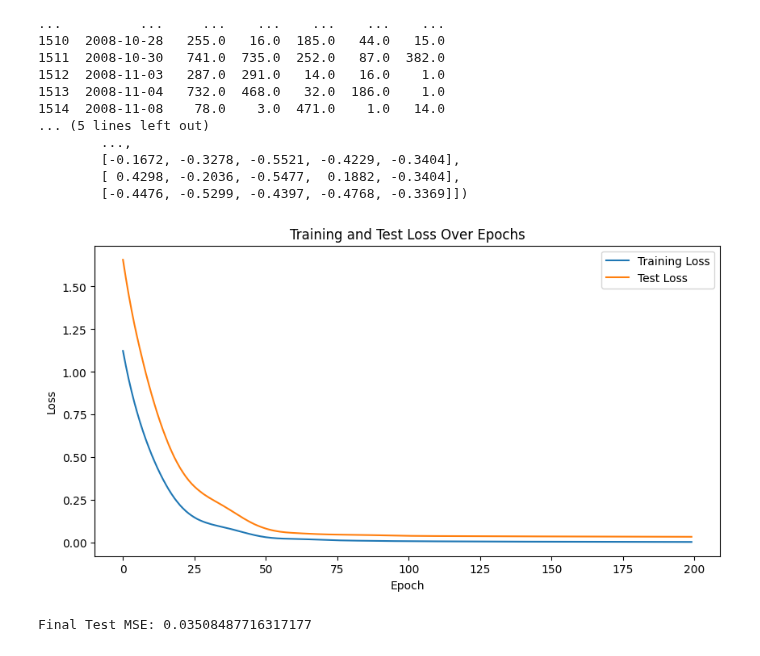
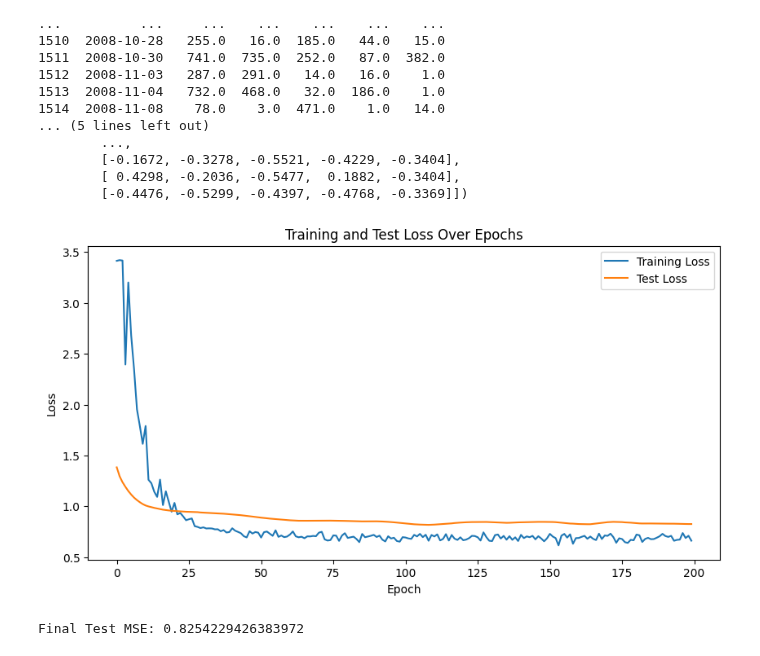
Before and after one commit to ANCP2021/ML-on-Graphs-Project, a Jupyter notebook: Models/GNNs/GAT.ipynb, the cells around one changed output. Saved outputs shown, nothing was run; the diff lists cells and outputs as text; code cells hidden in the pictures.

```diff
--- a/Models/GNNs/GAT.ipynb
+++ b/Models/GNNs/GAT.ipynb
@@ -248,38 +255,35 @@ print(features)
         [-0.1672, -0.3278, -0.5521, -0.4229, -0.3404],
         [ 0.4298, -0.2036, -0.5477,  0.1882, -0.3404],
         [-0.4476, -0.5299, -0.4397, -0.4768, -0.3369]])
-# %%
-edge_index = torch.tensor([
-    [0, 0, 0, 0, 0, 1, 1, 1, 1, 1, 2, 2, 3, 3, 3, 3, 4],
-    [0, 1, 2, 3, 4, 0, 1, 2, 3, 4, 0, 2, 0, 2, 3, 4, 2]
-], dtype=torch.long)
-x = features
-data = Data(x=x, edge_index=edge_index)
 # %%
 # Model Implementation
-class GNN(torch.nn.Module):
-    def __init__(self):
-        super(GNN, self).__init__()
-        self.conv1 = GCNConv(5, 16)
-        self.conv2 = GCNConv(16, 5)
+class GATNet(torch.nn.Module):
+    def __init__(self, in_channels, out_channels, heads=8, dropout=0.6):
+        super(GATNet, self).__init__()
+        self.conv1 = GATConv(in_channels, out_channels, heads=heads, dropout=dropout)
+        self.conv2 = GATConv(out_channels * heads, out_channels, heads=1, concat=False, dropout=dropout)
 
     def forward(self, data):
         x, edge_index = data.x, data.edge_index
-        x = torch.relu(self.conv1(x, edge_index))
+        # Apply the first GAT convolution and use ELU as activation
+        x = F.elu(self.conv1(x, edge_index))
+        # Apply dropout for regularization during training
+        x = F.dropout(x, p=0.6, training=self.training)
+        # Apply the second GAT convolution
         x = self.conv2(x, edge_index)
         return x
 
-model = GNN()
+in_channels, out_channels = 5, 5
+model = GATNet(in_channels, out_channels)
 # %%
 optimizer = Adam(model.parameters(), lr=0.01)
 criterion = MSELoss()
 
-y = features
-# Split the data into training and testing sets
-x_train, x_test, y_train, y_test = train_test_split(x, y, test_size=0.2, random_state=42)
+indices = list(range(features.shape[0]))
+train_indices, test_indices = train_test_split(indices, test_size=0.2, random_state=42)
 
-data_train = Data(x=x_train, edge_index=edge_index)
-data_test = Data(x=x_test, edge_index=edge_index)
+data_train = Data(x=features[train_indices], edge_index=edge_index)
+data_test = Data(x=features[test_indices], edge_index=edge_index)
 # %%
 train_losses = []
 test_losses = []
@@ -287,35 +291,35 @@ test_losses = []
 for epoch in range(200):
     model.train()
     optimizer.zero_grad()
     out = model(data_train)
-    train_loss = criterion(out, y_train)
+    train_loss = criterion(out, data_train.x)
     train_loss.backward()
     optimizer.step()
 
     model.eval()
     with torch.no_grad(): # gradient is not computed
         test_pred = model(data_test)
-        test_loss = criterion(test_pred, y_test)
+        test_loss = criterion(test_pred, data_test.x)
 
     train_losses.append(train_loss.item())
     test_losses.append(test_loss.item())
 
 # training and testing losses
 plt.figure(figsize=(10, 5))
 plt.plot(train_losses, label='Training Loss')
 plt.plot(test_losses, label='Test Loss')
 plt.xlabel('Epoch')
 plt.ylabel('Loss')
 plt.title('Training and Test Loss Over Epochs')
 plt.legend()
 plt.show()
 
 model.eval()
 with torch.no_grad():
     final_pred = model(data_test)
-    final_mse_test = criterion(final_pred, y_test)
+    final_mse_test = criterion(final_pred, data_test.x)
 
 print(f'Final Test MSE: {final_mse_test.item()}')
 # %% [output]
-[figure, old version]
+[figure, new version]
-Final Test MSE: 0.03508487716317177
+Final Test MSE: 0.8254229426383972
```
Also changed, not shown: parts of 7 cells of this notebook.
